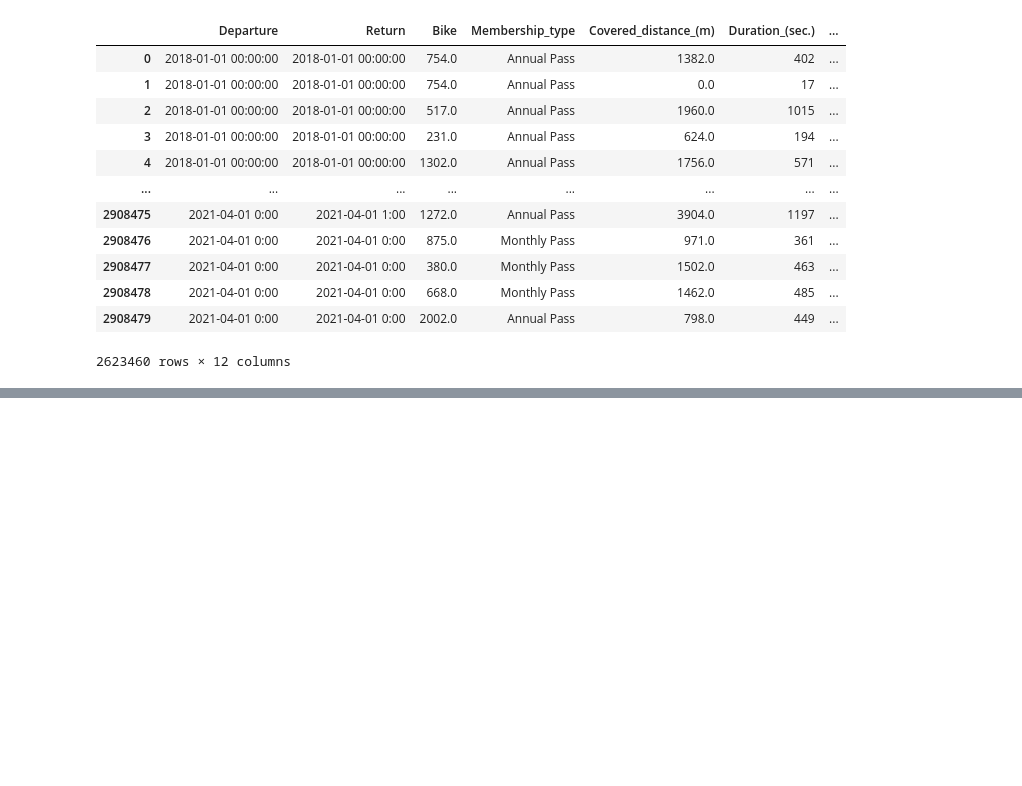
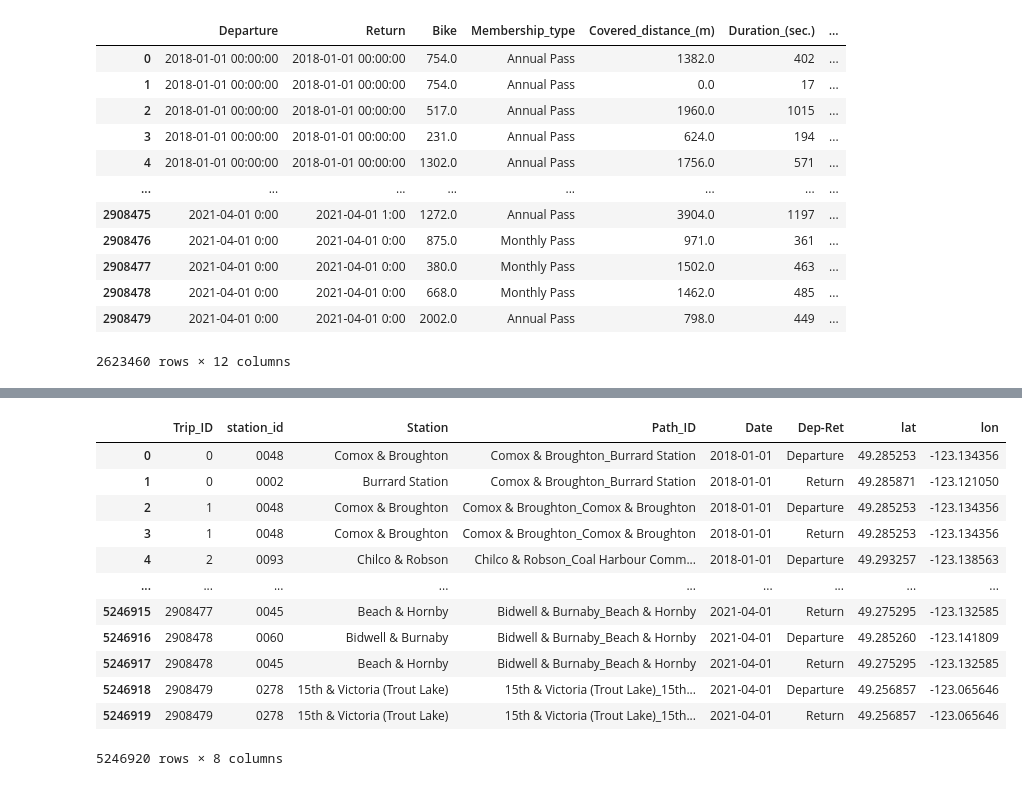
Before and after one commit to JordanFortney/mobiBikeAnalysisCoV, a Jupyter notebook: mobiBikeAnalysis.ipynb, the cells around one changed output, grey strips where cells are left out. Saved outputs shown, nothing was run; the diff lists cells and outputs as text; code cells hidden in the pictures; blank space fills up the shorter version.

Commit message:
added station location json processing, added routes dataframe creation

```diff
--- a/mobiBikeAnalysis.ipynb
+++ b/mobiBikeAnalysis.ipynb
@@ -309,0 +342,7 @@ mobiDF.to_csv('mobiSystemDataMaster.csv', index = False)
+# %%
+tripsDF = mobiDF[['Departure_ID', 'Departure_Station', 'Return_ID', 'Return_Station', 'Departure']].copy()
+tripsDF.reset_index(level = 0, inplace = True)
+tripsDF.rename(columns = {'index':'Trip_ID', 'Departure':'Date'}, inplace =  True)
+tripsDF['Date'] = pd.to_datetime(tripsDF['Date'])
+tripsDF['Path_ID'] = tripsDF['Departure_Station']+"_"+tripsDF['Return_Station']
+tripsDF
@@ -309,0 +363,29 @@ mobiDF.to_csv('mobiSystemDataMaster.csv', index = False)
+# %%
+returnDF = tripsDF[['Trip_ID', 'Return_ID', 'Return_Station', 'Path_ID', 'Date']].copy()
+returnDF.rename(columns = {'Return_ID':'station_id', 'Return_Station':'Station'}, inplace = True)
+returnDF['Dep-Ret'] = 'Return'
+depDF = tripsDF[['Trip_ID', 'Departure_ID', 'Departure_Station', 'Path_ID', 'Date']].copy()
+depDF.rename(columns = {'Departure_ID':'station_id', 'Departure_Station':'Station'}, inplace = True)
+depDF['Dep-Ret'] = 'Departure'
+# %%
+tripsDF = pd.concat([depDF, returnDF], ignore_index = True)
+tripsDF.sort_values(by = ['Trip_ID', 'Dep-Ret'], inplace = True)
+tripsDF.reset_index(inplace = True, drop = True)
+# %%
+tripsDF = pd.merge(tripsDF, stationDF[['station_id','lat', 'lon']], on = 'station_id', how = 'left')
+# %%
+tripsDF
+# %% [output]
+|  | Trip_ID | station_id | Station | Path_ID | Date | Dep-Ret | lat | lon |
+| 0 | 0 | 0048 | Comox & Broughton | Comox & Broughton_Burrard Station | 2018-01-01 | Departure | 49.285253 | -123.134356 |
+| 1 | 0 | 0002 | Burrard Station | Comox & Broughton_Burrard Station | 2018-01-01 | Return | 49.285871 | -123.121050 |
+| 2 | 1 | 0048 | Comox & Broughton | Comox & Broughton_Comox & Broughton | 2018-01-01 | Departure | 49.285253 | -123.134356 |
+| 3 | 1 | 0048 | Comox & Broughton | Comox & Broughton_Comox & Broughton | 2018-01-01 | Return | 49.285253 | -123.134356 |
+| 4 | 2 | 0093 | Chilco & Robson | Chilco & Robson_Coal Harbour Comm... | 2018-01-01 | Departure | 49.293257 | -123.138563 |
+| ... | ... | ... | ... | ... | ... | ... | ... | ... |
+| 5246915 | 2908477 | 0045 | Beach & Hornby | Bidwell & Burnaby_Beach & Hornby | 2021-04-01 | Return | 49.275295 | -123.132585 |
+| 5246916 | 2908478 | 0060 | Bidwell & Burnaby | Bidwell & Burnaby_Beach & Hornby | 2021-04-01 | Departure | 49.285260 | -123.141809 |
+| 5246917 | 2908478 | 0045 | Beach & Hornby | Bidwell & Burnaby_Beach & Hornby | 2021-04-01 | Return | 49.275295 | -123.132585 |
+| 5246918 | 2908479 | 0278 | 15th & Victoria (Trout Lake) | 15th & Victoria (Trout Lake)_15th... | 2021-04-01 | Departure | 49.256857 | -123.065646 |
+| 5246919 | 2908479 | 0278 | 15th & Victoria (Trout Lake) | 15th & Victoria (Trout Lake)_15th... | 2021-04-01 | Return | 49.256857 | -123.065646 |
+5246920 rows × 8 columns
```
Also changed, not shown: parts of 6 cells of this notebook.
